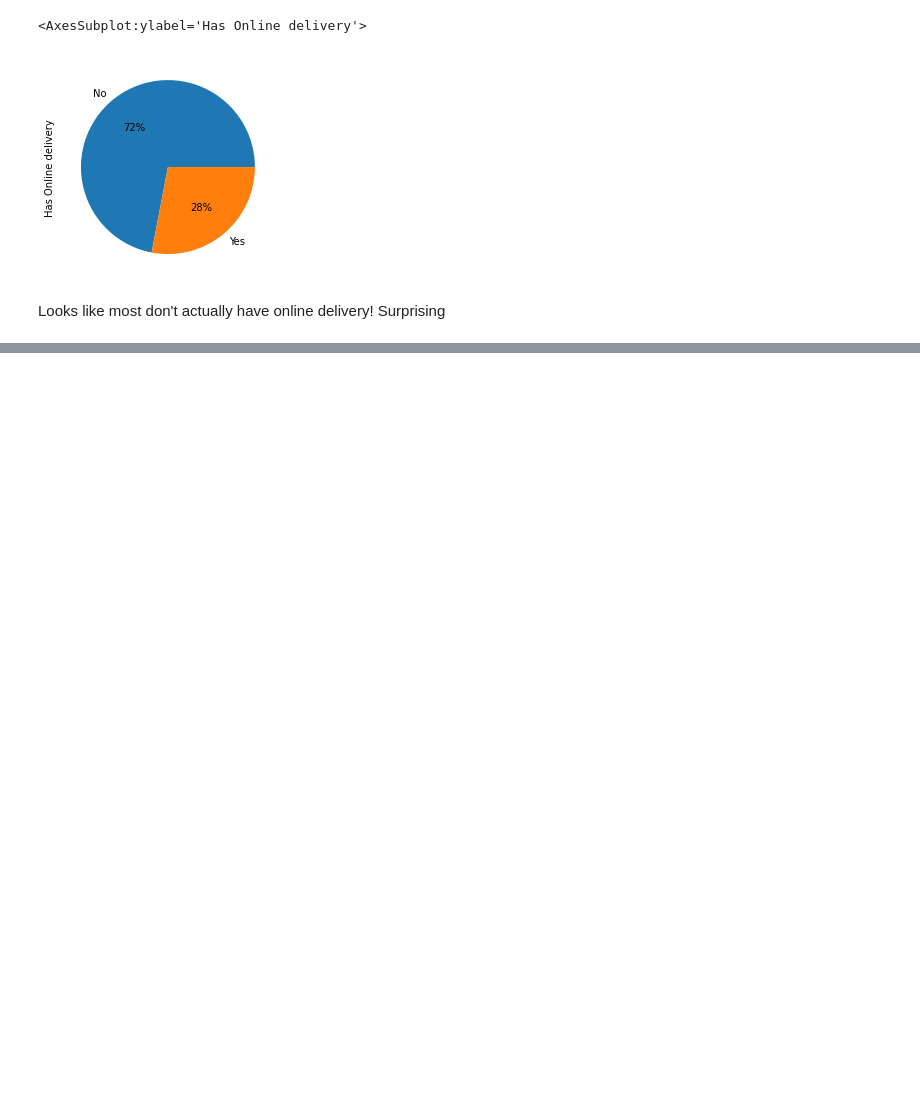
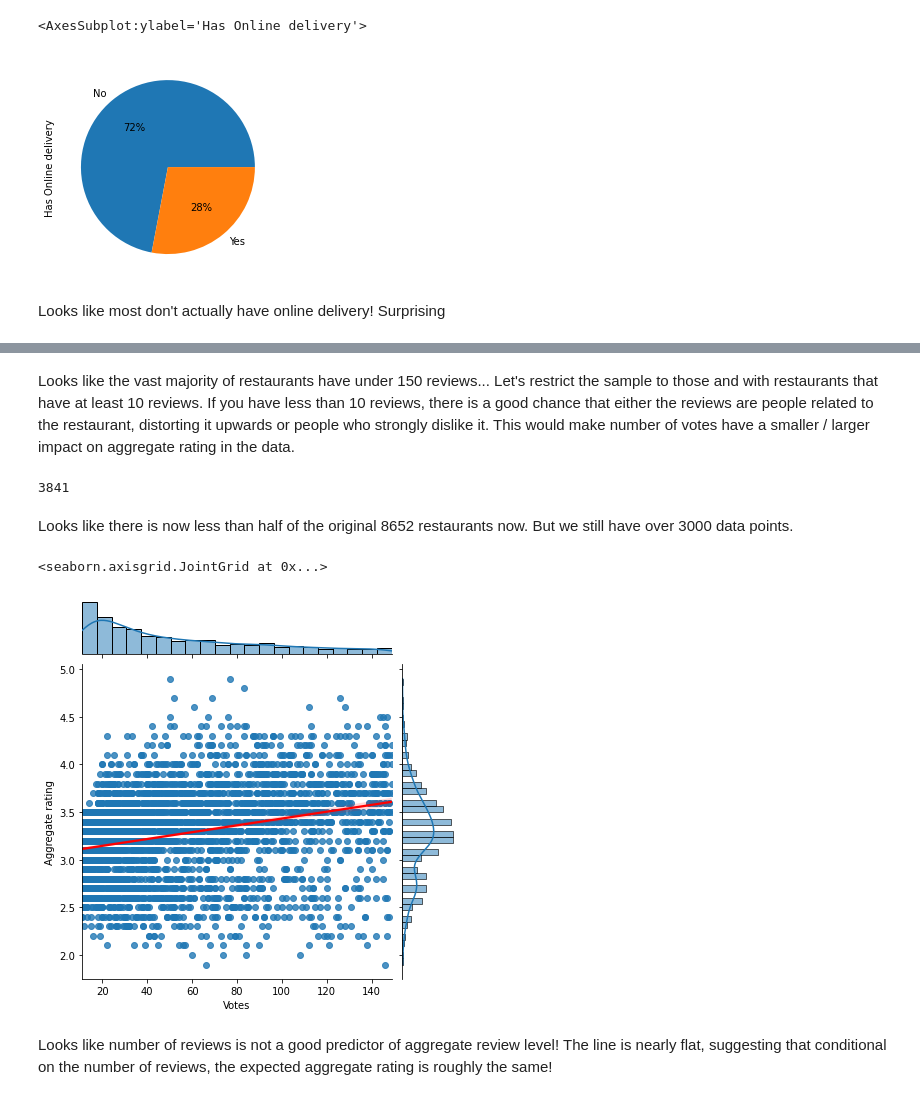
Before and after one commit to SelvinSelbaraju/ZomatoRestaurant, a Jupyter notebook: Notebook.ipynb, the cells around one changed output, grey strips where cells are left out. Drawn from its saved outputs; the diff is of its cells as text; code cells hidden in the pictures; blank space fills up the shorter version.

```diff
--- a/Notebook.ipynb
+++ b/Notebook.ipynb
@@ -139,0 +156,29 @@ Looks like most don't actually have online delivery! Surprising
+# %% [markdown]
+Looks like the vast majority of restaurants have under 150 reviews...
+Let's restrict the sample to those and with restaurants that have at least 10 reviews.
+If you have less than 10 reviews, there is a good chance that either the reviews are people related to the restaurant, distorting it upwards or people who strongly dislike it.
+This would make number of votes have a smaller / larger impact on aggregate rating in the data.
+# %%
+q = """
+    SELECT
+        [Aggregate Rating],
+        Votes
+    FROM
+        indian_data
+    WHERE
+        Votes > 10 AND Votes < 150
+"""
+votes_data = sqldf(q)
+len(votes_data)
+# %% [output]
+3841
+# %% [markdown]
+Looks like there is now less than half of the original 8652 restaurants now. But we still have over 3000 data points.
+# %%
+sns.jointplot(x = 'Votes', y = 'Aggregate rating', data = votes_data, kind = 'reg', joint_kws={'line_kws': {'color': 'red'}})
+# %% [output]
+<seaborn.axisgrid.JointGrid at 0x...>
+[figure, added]
+# %% [markdown]
+Looks like number of reviews is not a good predictor of aggregate review level!
+The line is nearly flat, suggesting that conditional on the number of reviews, the expected aggregate rating is roughly the same!
```
Also changed, not shown: parts of 5 cells of this notebook.
